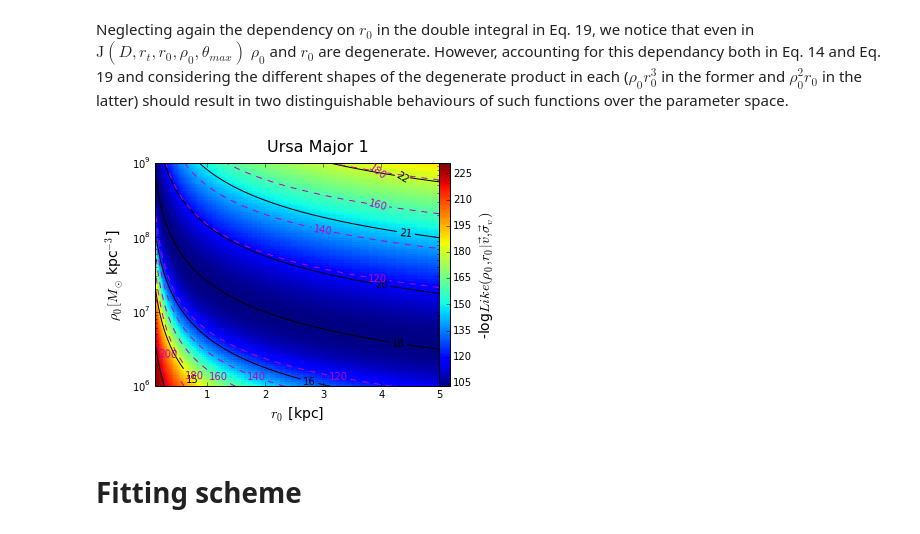
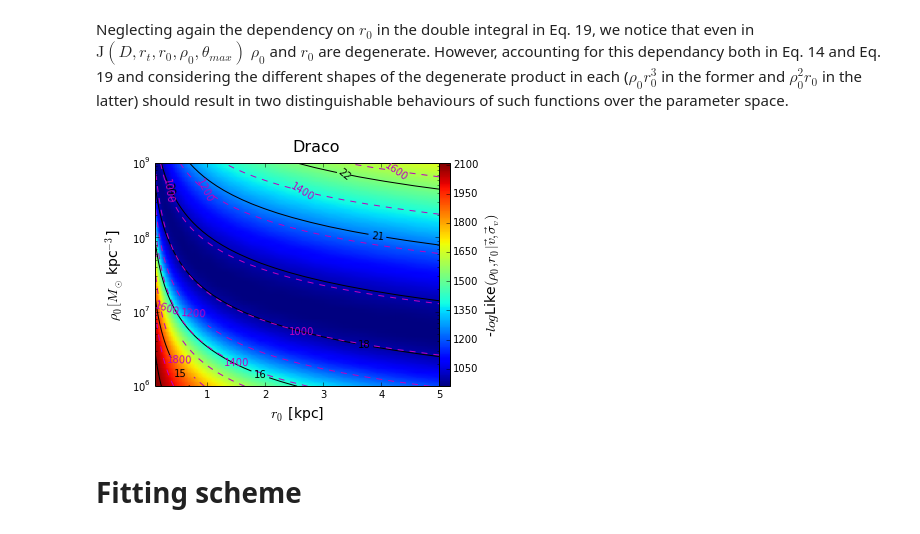
Before and after one commit to achiappo/FRESKA, a Jupyter notebook: spherical_jeans_analysis.ipynb, the cells around one changed output. Saved outputs shown, nothing was run; the diff lists cells and outputs as text; code cells hidden in the pictures.

```diff
--- a/spherical_jeans_analysis.ipynb
+++ b/spherical_jeans_analysis.ipynb
@@ -268,7 +277,7 @@ def logLike(M0,j):
     res = (np.log(S) + (v-u)**2/S).sum()
     return res/2.
 # %%
-M0_array = np.logspace(4,10,100)
+M0_array = np.logspace(4,10,50)
 for j,r0 in enumerate(r0_array):
     LL_array = [logLike(M0,j) for M0 in M0_array]
     plt.semilogx(M0_array,LL_array,label=r"$r_0$=%.3f"%r0)
@@ -282,7 +291,6 @@ from scipy import optimize as sciopt
 def MinFunc(log10_M0,j):
     return logLike(10**log10_M0,j)
 j=0
-results = sciopt.minimize_scalar(MinFunc, bracket=None, bounds=None,
-                                 args=(j,), method='brent', tol=None, options=None)
+results = sciopt.minimize_scalar(MinFunc,args=(j,))
 print results
 # %% [output]
@@ -302,7 +310,7 @@ plt.plot(10**results['x'],results['fun'],'v')
 min_arrays = np.zeros_like(r0_array)
 fmin_arrays = np.zeros_like(r0_array)
 for j,r0 in enumerate(r0_array):
-    results = sciopt.minimize_scalar(MinFunc,bracket=(5,10),args=(j,))
+    results = sciopt.minimize_scalar(MinFunc,method='Bounded',bounds=(5,10),args=(j,))
     min_arrays[j]=results['x']
     fmin_arrays[j]=results['fun']
 #plt.figure()
@@ -453,34 +461,33 @@ def analyticF(D,rt,r0,rho0,tmax):
 # %% [markdown]
 Neglecting again the dependency on $r_0$ in the double integral in Eq. 19, we notice that even in $\mathrm{J}(D,r_t,r_0,\rho_0,\theta_{max})$ $\rho_0$ and $r_0$ are degenerate. However, accounting for this dependancy both in Eq. 14 and Eq. 19 and considering the different shapes of the degenerate product in each ($\rho_0 r_0^3$ in the former and $\rho_0^2 r_0$ in the latter) should result in two distinguishable behaviours of such functions over the parameter space.
 # %%
-rho0_array = np.logspace(6.,9.,100)
-
+rho0_array = np.logspace(6.,9.,50)
 Jgrid = np.empty([len(rho0_array),len(r0_array)])
 Lgrid = np.empty([len(rho0_array),len(r0_array)])
 for i,rho0 in enumerate(rho0_array):
     for j,r0 in enumerate(r0_array):
         Jgrid[i,j] = Jfactor(D,np.inf,r0,rho0,0.5)
         Lgrid[i,j] = logLike(rho0*r0**3,j)
-#np.save('output/%s/Jgrid_%s'%(dwarf,dwarf),Jgrid)
-#np.save('output/%s/Lgrid_%s'%(dwarf,dwarf),Lgrid)
+np.save('output/%s/Jgrid_%s'%(dwarf,dwarf),Jgrid)
+np.save('output/%s/Lgrid_%s'%(dwarf,dwarf),Lgrid)
 # %%
+#rho0_array = np.logspace(6.,9.,50)
 #Jgrid = np.load('output/%s/Jgrid_%s.npy'%(dwarf,dwarf))
-#Lgrid = np.load('output/%s/Jgrid_%s.npy'%(dwarf,dwarf))
-#jplot = plt.pcolormesh(r0_array,rho0_array,np.log10(Jgrid))
-lplot = plt.pcolormesh(r0_array,rho0_array,Lgrid)
+#Lgrid = np.load('output/%s/Lgrid_%s.npy'%(dwarf,dwarf))
+lplot = plt.pcolormesh(r0_array,rho0_array,Lgrid,shading='gouraud')
 ctJ = plt.contour(r0_array,rho0_array,np.log10(Jgrid),colors='k')
 ctL = plt.contour(r0_array,rho0_array,Lgrid,linestyles='dashed',colors='m')
 plt.clabel(ctJ,inline=1,fmt='%1.0f',colors='k')
 plt.clabel(ctL,inline=1,fmt='%1.0f',colors='m')
 cx = plt.colorbar(lplot,pad=0)
-cx.set_label(r'-log$Like(\rho_0,r_0|\vec v,\vec \sigma_v)$',fontsize=14)
+cx.set_label(r'-$log$Like$(\rho_0,r_0|\vec v,\vec \sigma_v)$',fontsize=14)
 plt.semilogy()
 plt.ylabel(r'$\rho_0 [M_\odot$ kpc$^{-3}$]',fontsize=14)
 plt.xlabel(r'$r_0$ [kpc]',fontsize=14)
-plt.suptitle('Ursa Major 1',fontsize=16)
+plt.suptitle('%s'%names[dwarf],fontsize=16)
 plt.savefig('output/%s/gridLJ_%s.png'%(dwarf,dwarf),dpi=300,format='png')
 # %% [output]
-[figure, old version]
+[figure, new version]
 # %% [markdown]
 # Fitting scheme
 # %% [markdown]
```
Also changed, not shown: parts of 41 cells of this notebook.
